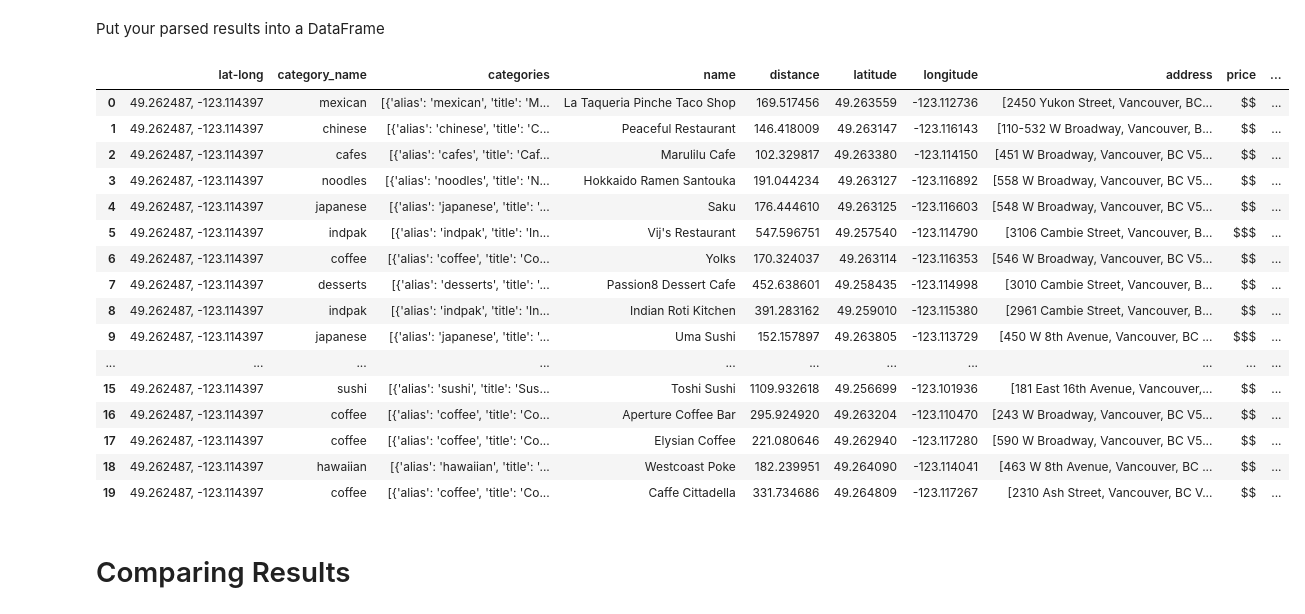
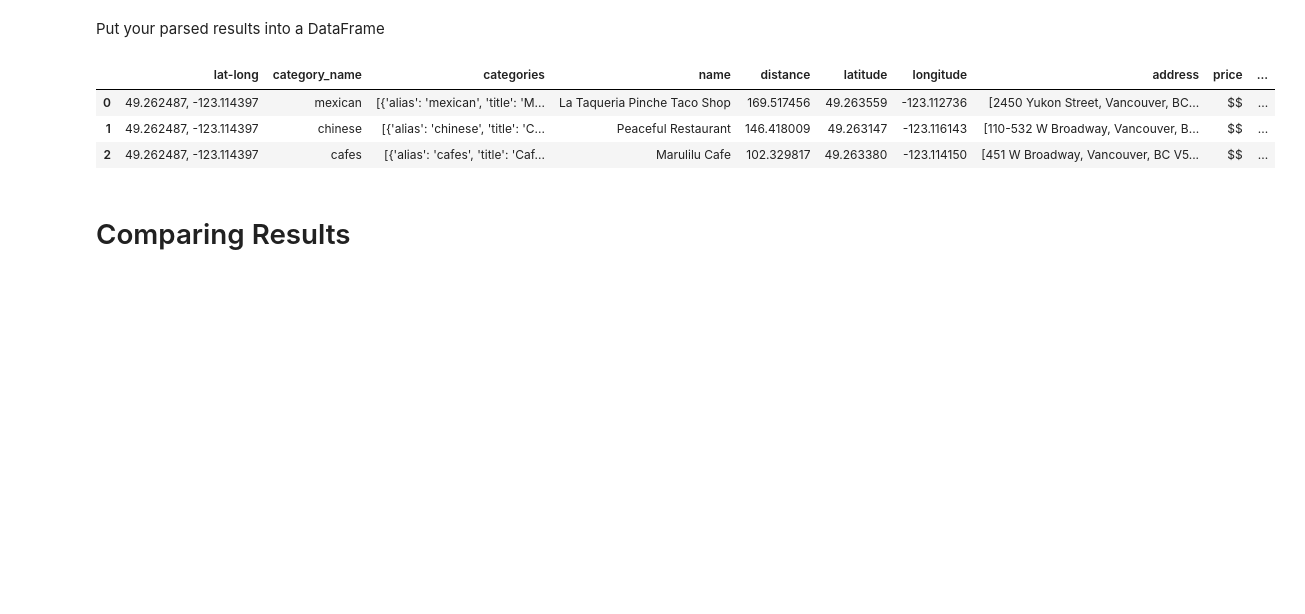
Before and after one commit to jdormaar/Statistical_Modelling_Project, a Jupyter notebook: notebooks/yelp_foursquare_EDA.ipynb, the cells around one changed output. Drawn from its saved outputs; the diff is of its cells as text; code cells hidden in the pictures; blank space fills up the shorter version.

```diff
--- a/notebooks/yelp_foursquare_EDA.ipynb
+++ b/notebooks/yelp_foursquare_EDA.ipynb
@@ -22,7 +22,7 @@ save_num_df_yelp = 102
 # %%
 # Import data from file
-df = pd.read_csv('data/station_data_sample.csv')
-ll = pd.read_csv('data/lat_long_series.csv')
+df = pd.read_csv('data/df_citybikes.csv')
+# ll = pd.read_csv('data/lat_long_series.csv')
 # %% [markdown]
 # Foursquare
 # %% [markdown]
@@ -293,25 +292,12 @@ Parse through the response to get the POI (such as restaurants, bars, etc) detai
 Put your parsed results into a DataFrame
 # %%
 # Providing top 20 results of the DataFrame
-df_yelp.head(20)
+df_yelp.head(3)
 # %% [output]
 |  | lat-long | category_name | categories | name | distance | latitude | longitude | address | price | ... |
 | 0 | 49.262487, -123.114397 | mexican | [{'alias': 'mexican', 'title': 'M... | La Taqueria Pinche Taco Shop | 169.517456 | 49.263559 | -123.112736 | [2450 Yukon Street, Vancouver, BC... | $$ | ... |
 | 1 | 49.262487, -123.114397 | chinese | [{'alias': 'chinese', 'title': 'C... | Peaceful Restaurant | 146.418009 | 49.263147 | -123.116143 | [110-532 W Broadway, Vancouver, B... | $$ | ... |
 | 2 | 49.262487, -123.114397 | cafes | [{'alias': 'cafes', 'title': 'Caf... | Marulilu Cafe | 102.329817 | 49.263380 | -123.114150 | [451 W Broadway, Vancouver, BC V5... | $$ | ... |
-| 3 | 49.262487, -123.114397 | noodles | [{'alias': 'noodles', 'title': 'N... | Hokkaido Ramen Santouka | 191.044234 | 49.263127 | -123.116892 | [558 W Broadway, Vancouver, BC V5... | $$ | ... |
-| 4 | 49.262487, -123.114397 | japanese | [{'alias': 'japanese', 'title': '... | Saku | 176.444610 | 49.263125 | -123.116603 | [548 W Broadway, Vancouver, BC V5... | $$ | ... |
-| 5 | 49.262487, -123.114397 | indpak | [{'alias': 'indpak', 'title': 'In... | Vij's Restaurant | 547.596751 | 49.257540 | -123.114790 | [3106 Cambie Street, Vancouver, B... | $$$ | ... |
-| 6 | 49.262487, -123.114397 | coffee | [{'alias': 'coffee', 'title': 'Co... | Yolks | 170.324037 | 49.263114 | -123.116353 | [546 W Broadway, Vancouver, BC V5... | $$ | ... |
-| 7 | 49.262487, -123.114397 | desserts | [{'alias': 'desserts', 'title': '... | Passion8 Dessert Cafe | 452.638601 | 49.258435 | -123.114998 | [3010 Cambie Street, Vancouver, B... | $$ | ... |
-| 8 | 49.262487, -123.114397 | indpak | [{'alias': 'indpak', 'title': 'In... | Indian Roti Kitchen | 391.283162 | 49.259010 | -123.115380 | [2961 Cambie Street, Vancouver, B... | $$ | ... |
-| 9 | 49.262487, -123.114397 | japanese | [{'alias': 'japanese', 'title': '... | Uma Sushi | 152.157897 | 49.263805 | -123.113729 | [450 W 8th Avenue, Vancouver, BC ... | $$$ | ... |
-| ... | ... | ... | ... | ... | ... | ... | ... | ... | ... | ... |
-| 15 | 49.262487, -123.114397 | sushi | [{'alias': 'sushi', 'title': 'Sus... | Toshi Sushi | 1109.932618 | 49.256699 | -123.101936 | [181 East 16th Avenue, Vancouver,... | $$ | ... |
-| 16 | 49.262487, -123.114397 | coffee | [{'alias': 'coffee', 'title': 'Co... | Aperture Coffee Bar | 295.924920 | 49.263204 | -123.110470 | [243 W Broadway, Vancouver, BC V5... | $$ | ... |
-| 17 | 49.262487, -123.114397 | coffee | [{'alias': 'coffee', 'title': 'Co... | Elysian Coffee | 221.080646 | 49.262940 | -123.117280 | [590 W Broadway, Vancouver, BC V5... | $$ | ... |
-| 18 | 49.262487, -123.114397 | hawaiian | [{'alias': 'hawaiian', 'title': '... | Westcoast Poke | 182.239951 | 49.264090 | -123.114041 | [463 W 8th Avenue, Vancouver, BC ... | $$ | ... |
-| 19 | 49.262487, -123.114397 | coffee | [{'alias': 'coffee', 'title': 'Co... | Caffe Cittadella | 331.734686 | 49.264809 | -123.117267 | [2310 Ash Street, Vancouver, BC V... | $$ | ... |
 # %% [markdown]
 # Comparing Results
 # %%
```
Also changed, not shown: parts of 8 cells of this notebook, 1 other file.
